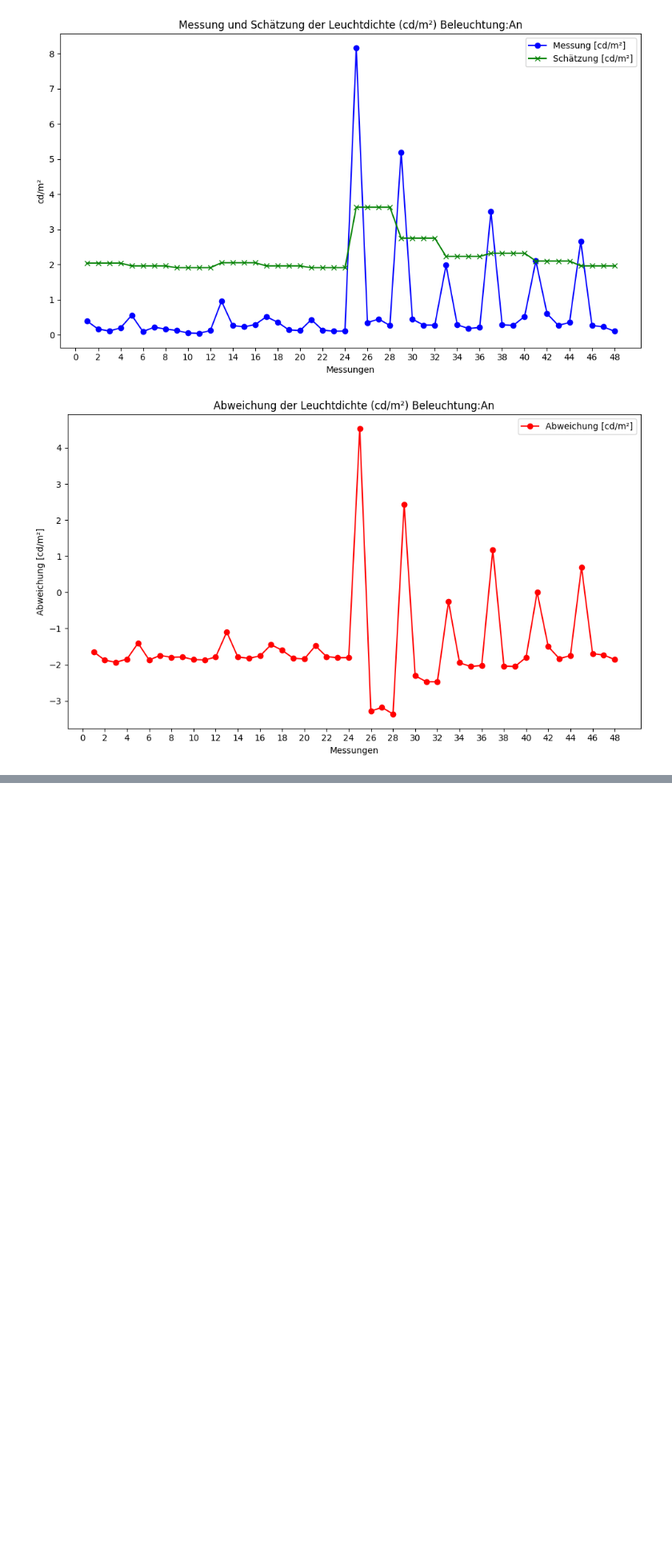
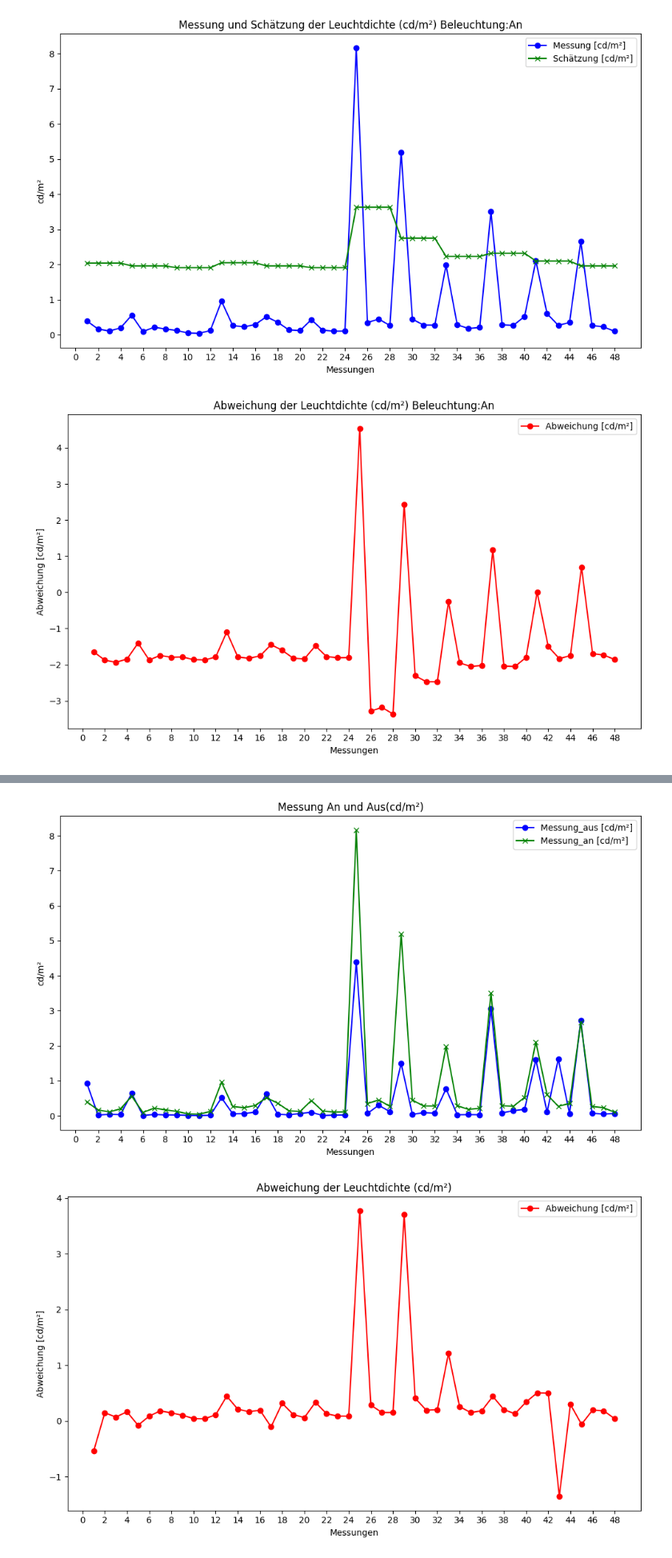
Before and after one commit to Nicola386/Code-Git, a Jupyter notebook: Validierung.ipynb, the cells around one changed output, grey strips where cells are left out. Shown at 80% size. Saved outputs shown, nothing was run; the diff lists cells and outputs as text; code cells hidden in the pictures; blank space fills up the shorter version.

Commit message:
neue plots in validerung

```diff
--- a/Validierung.ipynb
+++ b/Validierung.ipynb
@@ -1671,0 +1623,71 @@ plt.show()
+# %%
+import numpy as np
+import matplotlib.pyplot as plt
+
+messung_aus = [
+    0.934, 0.019, 0.038, 0.031, 0.635, 0.007, 0.035, 0.022, 0.021, 0.009,
+    0.005, 0.011, 0.511, 0.053, 0.061, 0.1, 0.621, 0.041, 0.024, 0.062,
+    0.098, 0.005, 0.016, 0.021, 4.39, 0.065, 0.297, 0.115, 1.492, 0.039,
+    0.085, 0.073, 0.768, 0.026, 0.03, 0.027, 3.06, 0.08, 0.142, 0.183,
+    1.602, 0.101, 1.62, 0.053, 2.72, 0.071, 0.046, 0.063
+]
+
+messung_an= [
+    0.396, 0.165, 0.108, 0.195, 0.557, 0.092, 0.216, 0.166, 0.123, 0.052,
+    0.043, 0.12, 0.956, 0.263, 0.227, 0.292, 0.515, 0.358, 0.139, 0.121,
+    0.433, 0.134, 0.103, 0.106, 8.159, 0.348, 0.448, 0.266, 5.192, 0.445,
+    0.278, 0.276, 1.98, 0.284, 0.18, 0.209, 3.5, 0.283, 0.27, 0.523,
+    2.106, 0.601, 0.269, 0.35, 2.66, 0.265, 0.228, 0.102
+]
+
+# X-Achse (Messungen)
+messungen = list(range(1, len(messung_aus) + 1))
+
+# Erstellen des Plots für Leuchtdichte und Schätzung
+plt.figure(figsize=(10, 6))
+
+# Plot für Messung_aus[cd/m²]
+plt.plot(messungen,messung_aus,  label='Messung_aus [cd/m²]', marker='o', color='blue')
+
+# Plot für Messung_an [cd/m²]
+plt.plot(messungen,messung_an,  label='Messung_an [cd/m²]', marker='x', color='green')
+
+# Achsenbeschriftungen und Titel
+plt.xlabel('Messungen')
+plt.ylabel('cd/m²')
+plt.title('Messung An und Aus(cd/m²)')
+
+
+# Legende hinzufügen
+plt.legend()
+plt.xticks(np.arange(0,50,2))
+
+# Plot anzeigen
+plt.tight_layout()
+plt.show()
+
+# Berechnung der Abweichung zwischen Leuchtdichte und Schätzung
+
+abweichung_cd_m2_2 = np.array(messung_an)-np.array(messung_aus)
+
+
+# Erstellen eines neuen Plots für die Abweichung
+plt.figure(figsize=(10, 6))
+
+# Plot für Abweichung [cd/m²]
+plt.plot(messungen, abweichung_cd_m2_2, label='Abweichung [cd/m²]', marker='o', color='red')
+
+# Achsenbeschriftungen und Titel
+plt.xlabel('Messungen')
+plt.ylabel('Abweichung [cd/m²]')
+plt.title('Abweichung der Leuchtdichte (cd/m²)')
+
+# Legende hinzufügen
+plt.legend()
+plt.xticks(np.arange(0,50,2))
+# Plot anzeigen
+plt.tight_layout()
+plt.show()
+# %% [output]
+[figure, added]
+[figure, added]
```
Also changed, not shown: parts of 2 cells of this notebook, 3 other files.
